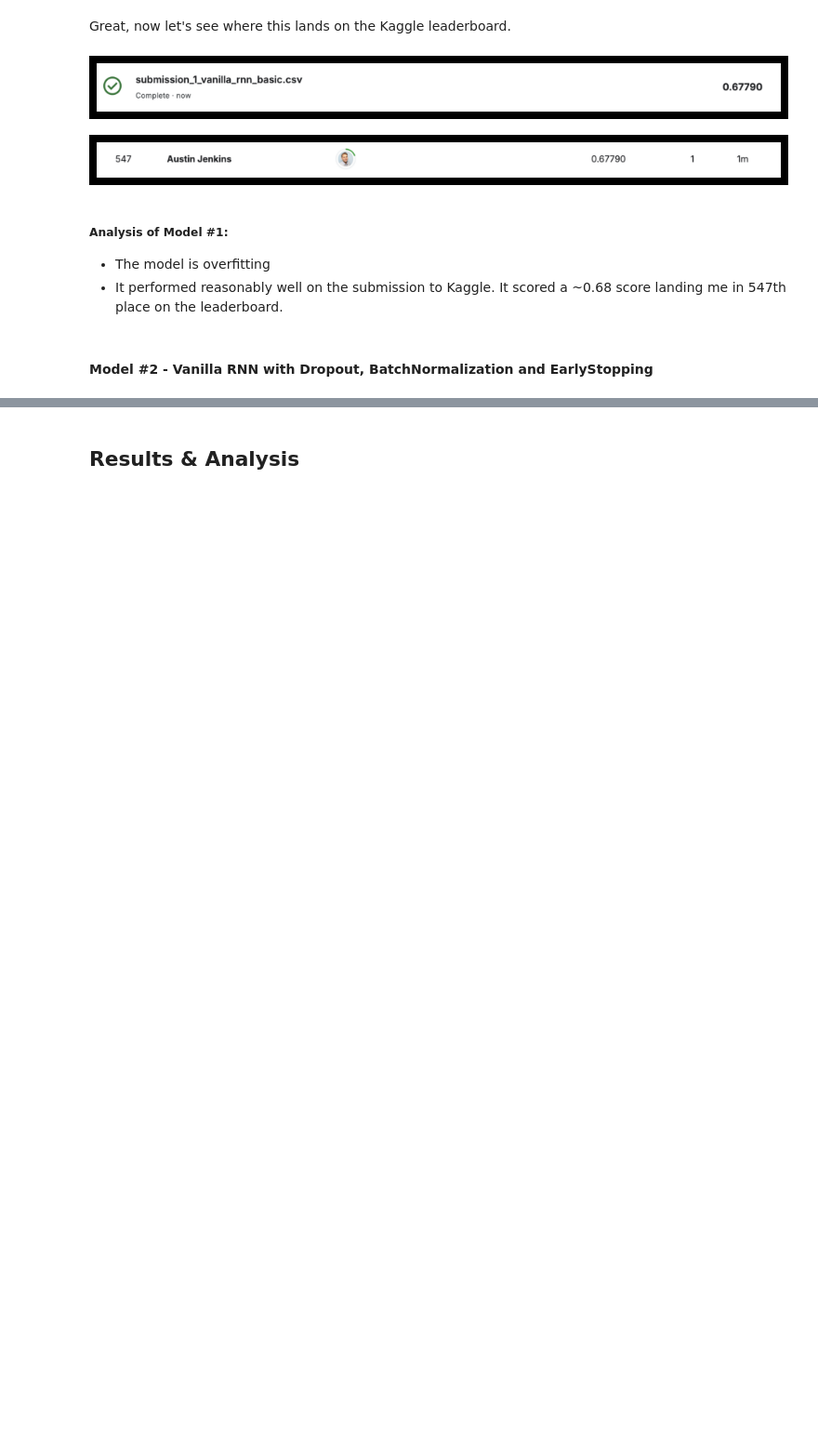
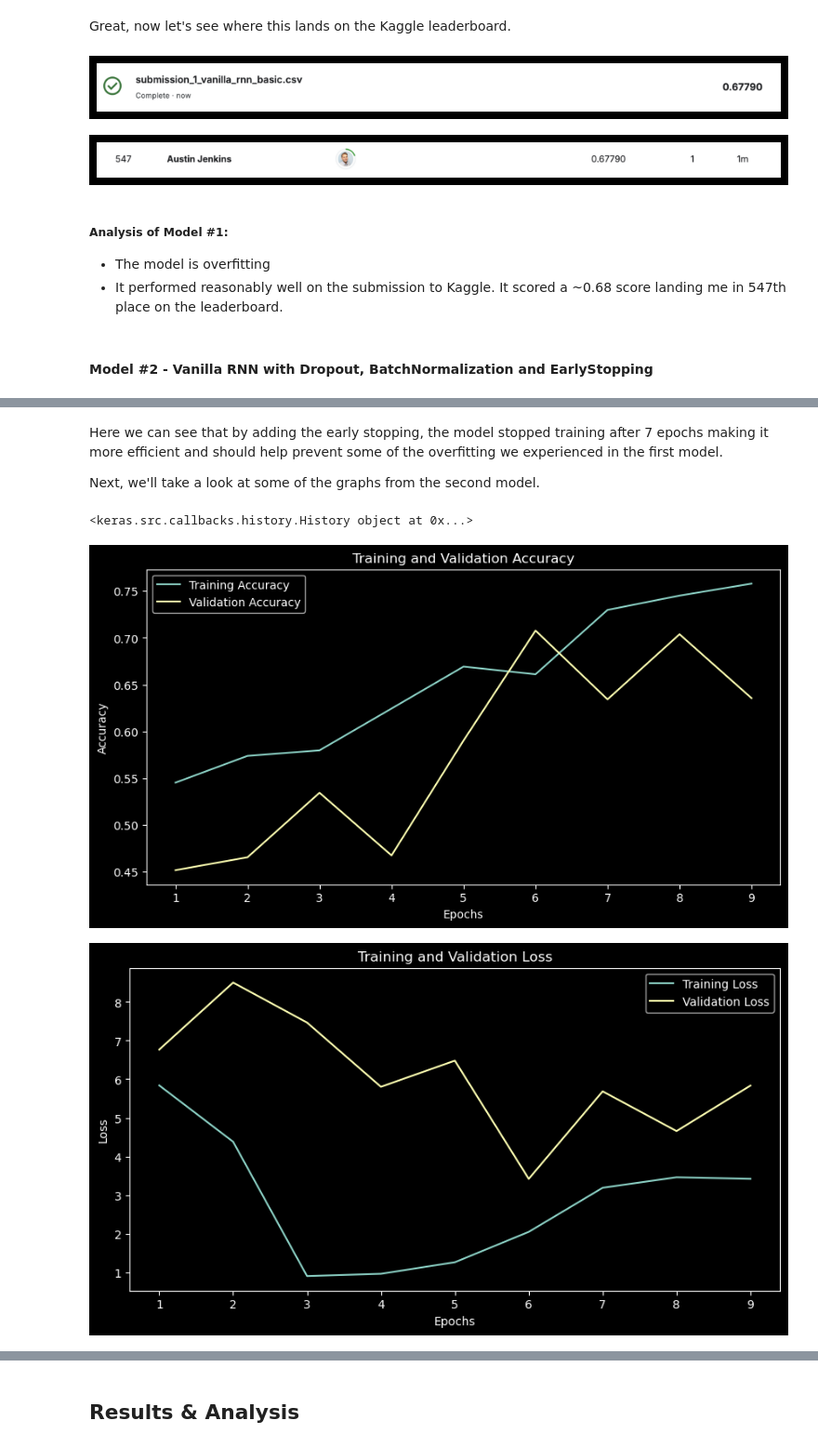
Before and after one commit to ajenkins198621/csca-5642-module4-disaster-tweets, a Jupyter notebook: week-4-assignment-disaster-tweets.ipynb, the cells around one changed output, grey strips where cells are left out. Shown at 93% size. Cells and saved outputs as stored; diff of their text form; code cells hidden in the pictures; blank space fills up the shorter version.

```diff
--- a/week-4-assignment-disaster-tweets.ipynb
+++ b/week-4-assignment-disaster-tweets.ipynb
@@ -443,0 +466,34 @@ display_kaggle_results("submission_1_vanilla_rnn_basic")
+# %%
+def get_vanilla_rnn_v2_model():
+    EPOCHS = 20
+    BATCH_SIZE = 2
+    LEARNING_RATE = 0.001
+    OPTIMIZER = RMSprop(learning_rate=LEARNING_RATE)
+    ACTIVATION_FUNCTION = 'relu'
+    LOSS_FUNCTION = 'binary_crossentropy'
+
+    model = Sequential([
+        vectorizer,
+        Embedding(input_dim=MAX_TOKENS, output_dim=128),
+        SimpleRNN(64, return_sequences=False),
+        BatchNormalization(),
+        Dropout(0.5),
+        Dense(1, activation=ACTIVATION_FUNCTION)
+    ])
+
+    return model, EPOCHS, BATCH_SIZE, OPTIMIZER, LOSS_FUNCTION
+# %%
+vanilla_rnn_model_v2, EPOCHS, BATCH_SIZE, OPTIMIZER, LOSS_FUNCTION = get_vanilla_rnn_v2_model()
+vanilla_rnn_model_v2.compile(optimizer=OPTIMIZER, loss=LOSS_FUNCTION, metrics=['accuracy'])
+early_stopping = EarlyStopping(monitor='val_loss', patience=3, restore_best_weights=True)
+
+vanilla_rnn_model_v2_history = vanilla_rnn_model_v2.fit(
+    train_df['text'].values,
+    train_df['target'].values,
+    epochs=EPOCHS,
+    batch_size=BATCH_SIZE,
+    validation_split=0.2,
+    callbacks=[early_stopping]
+)
+
+vanilla_rnn_model_v2.summary()
@@ -443,0 +541,10 @@ display_kaggle_results("submission_1_vanilla_rnn_basic")
+# %% [markdown]
+Here we can see that by adding the early stopping, the model stopped training after 7 epochs making it more efficient and should help prevent some of the overfitting we experienced in the first model.
+
+Next, we'll take a look at some of the graphs from the second model.
+# %%
+plot_training_metrics(history=vanilla_rnn_model_v2_history)
+# %% [output]
+<keras.src.callbacks.history.History object at 0x...>
+[figure, added]
+[figure, added]
```
Also changed, not shown: parts of 16 cells of this notebook, 4 other files.
